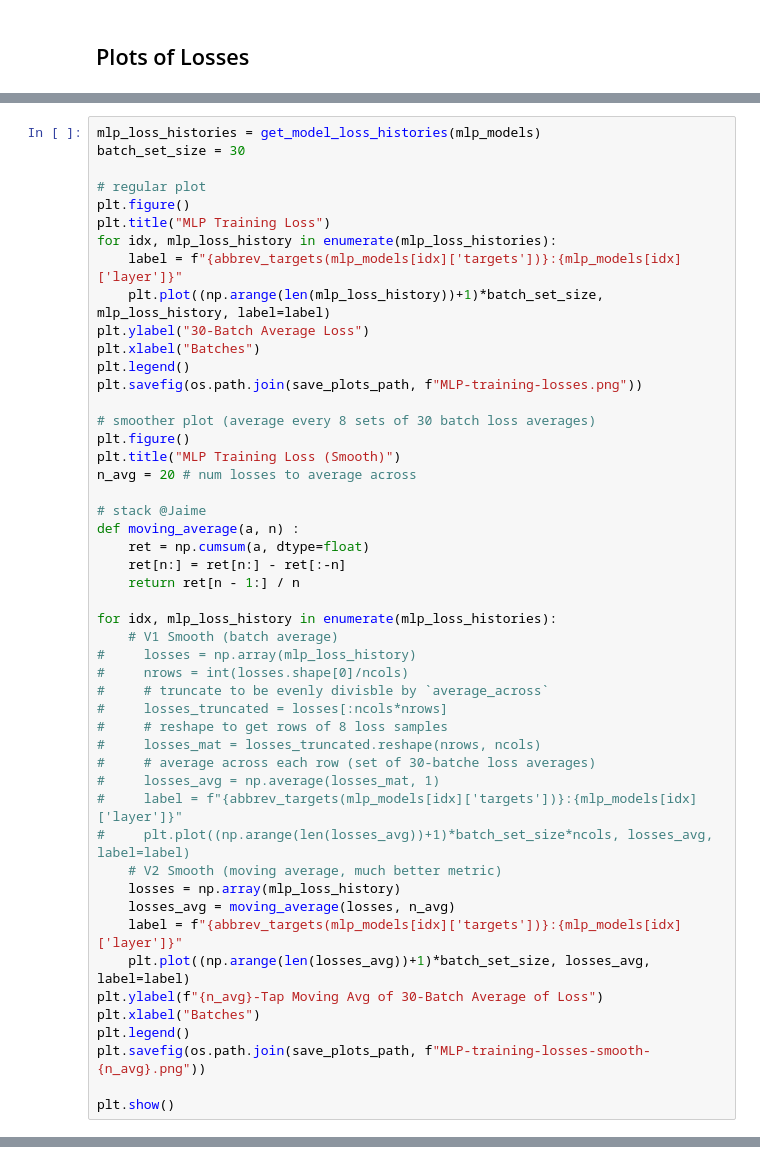
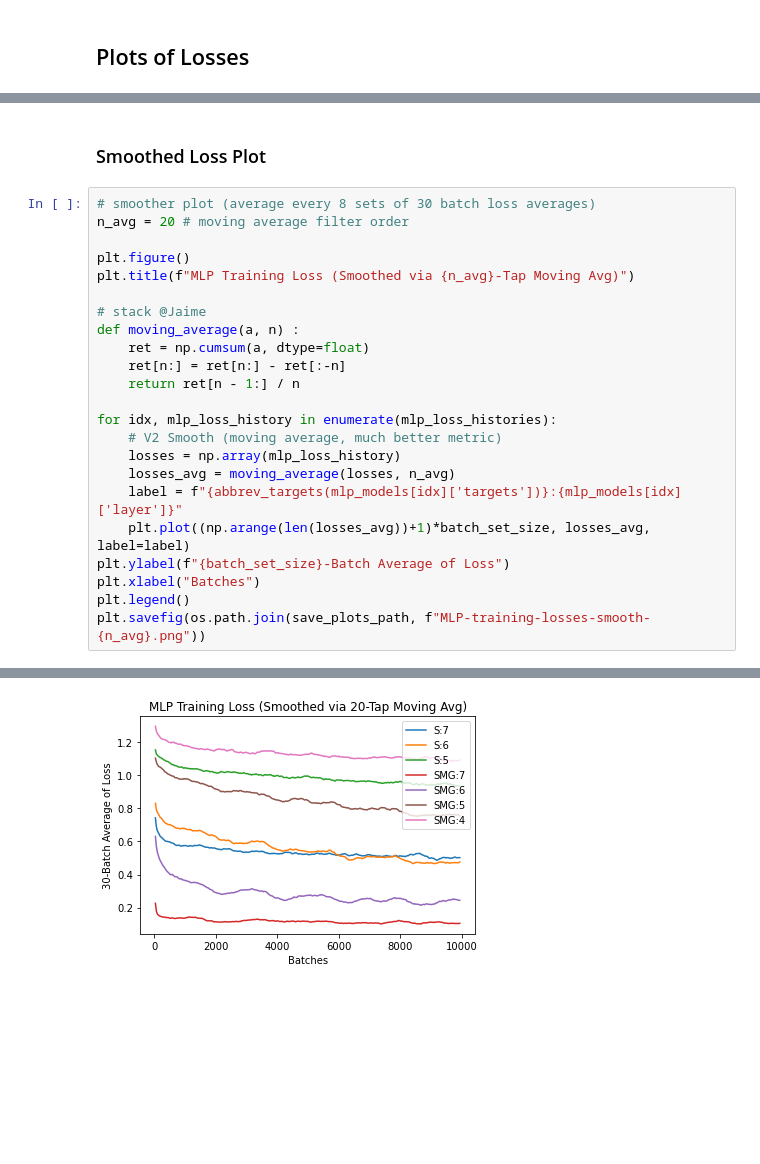
Before and after one commit to mmwebster/variable-transfer-genre, a Jupyter notebook: src/analyze_models.ipynb, the cells around one changed output, grey strips where cells are left out. Drawn from its saved outputs; the diff is of its cells as text; blank space fills up the shorter version.

```diff
--- a/src/analyze_models.ipynb
+++ b/src/analyze_models.ipynb
@@ -48,22 +69,11 @@ for idx, f1 in enumerate(mlp_f1s):
+# %% [markdown]
+### Smoothed Loss Plot
 # %%
-mlp_loss_histories = get_model_loss_histories(mlp_models)
-batch_set_size = 30
+# smoother plot (average every 8 sets of 30 batch loss averages)
+n_avg = 20 # moving average filter order
 
-# regular plot
 plt.figure()
-plt.title("MLP Training Loss")
-for idx, mlp_loss_history in enumerate(mlp_loss_histories):
-    label = f"{abbrev_targets(mlp_models[idx]['targets'])}:{mlp_models[idx]['layer']}"
-    plt.plot((np.arange(len(mlp_loss_history))+1)*batch_set_size, mlp_loss_history, label=label)
-plt.ylabel("30-Batch Average Loss")
-plt.xlabel("Batches")
-plt.legend()
-plt.savefig(os.path.join(save_plots_path, f"MLP-training-losses.png"))
-
-# smoother plot (average every 8 sets of 30 batch loss averages)
-plt.figure()
-plt.title("MLP Training Loss (Smooth)")
-n_avg = 20 # num losses to average across
+plt.title(f"MLP Training Loss (Smoothed via {n_avg}-Tap Moving Avg)")
 
 # stack @Jaime
 def moving_average(a, n) :
@@ -72,26 +82,13 @@ def moving_average(a, n) :
     return ret[n - 1:] / n
 
 for idx, mlp_loss_history in enumerate(mlp_loss_histories):
-    # V1 Smooth (batch average)
-#     losses = np.array(mlp_loss_history)
-#     nrows = int(losses.shape[0]/ncols)
-#     # truncate to be evenly divisble by `average_across`
-#     losses_truncated = losses[:ncols*nrows]
-#     # reshape to get rows of 8 loss samples
-#     losses_mat = losses_truncated.reshape(nrows, ncols)
-#     # average across each row (set of 30-batche loss averages)
-#     losses_avg = np.average(losses_mat, 1)
-#     label = f"{abbrev_targets(mlp_models[idx]['targets'])}:{mlp_models[idx]['layer']}"
-#     plt.plot((np.arange(len(losses_avg))+1)*batch_set_size*ncols, losses_avg, label=label)
     # V2 Smooth (moving average, much better metric)
     losses = np.array(mlp_loss_history)
     losses_avg = moving_average(losses, n_avg)
     label = f"{abbrev_targets(mlp_models[idx]['targets'])}:{mlp_models[idx]['layer']}"
     plt.plot((np.arange(len(losses_avg))+1)*batch_set_size, losses_avg, label=label)
-plt.ylabel(f"{n_avg}-Tap Moving Avg of 30-Batch Average of Loss")
+plt.ylabel(f"{batch_set_size}-Batch Average of Loss")
 plt.xlabel("Batches")
 plt.legend()
 plt.savefig(os.path.join(save_plots_path, f"MLP-training-losses-smooth-{n_avg}.png"))
-
-plt.show()
 # %% [output]
@@ -98,0 +95 @@ SyntaxError: invalid syntax (<ipython-input-5-5f96b89c73be>, line 16)
+[figure, added]
```
Also changed, not shown: parts of 4 cells of this notebook.
